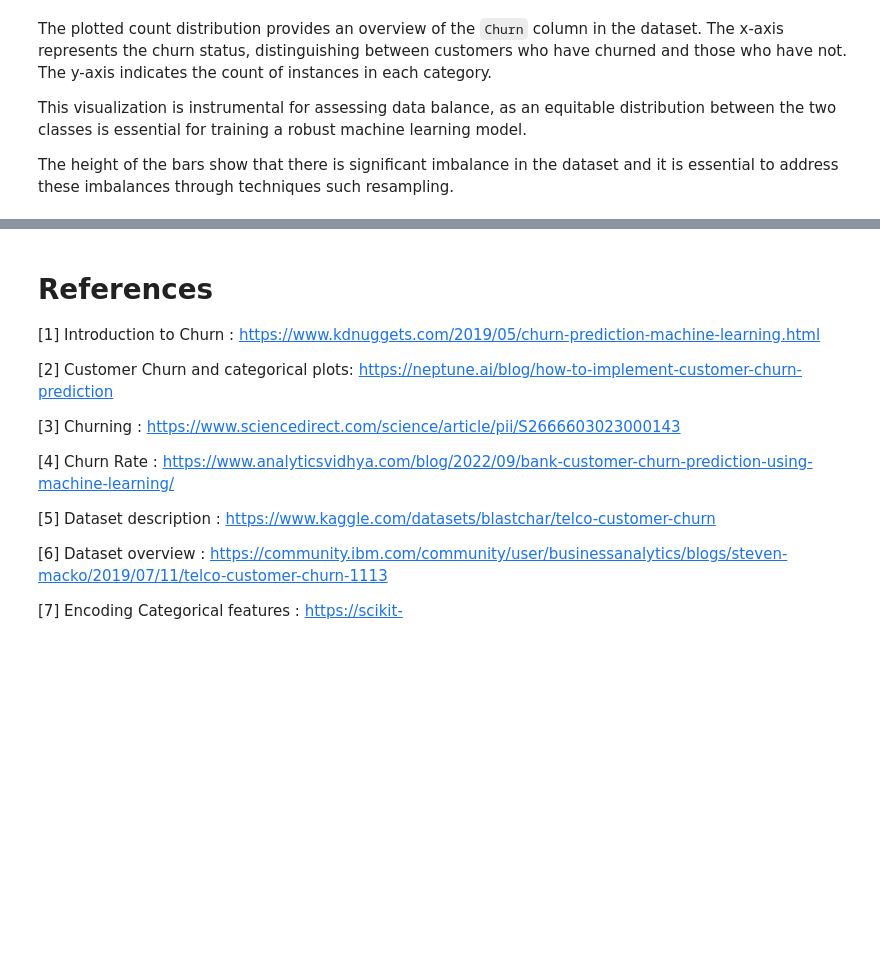
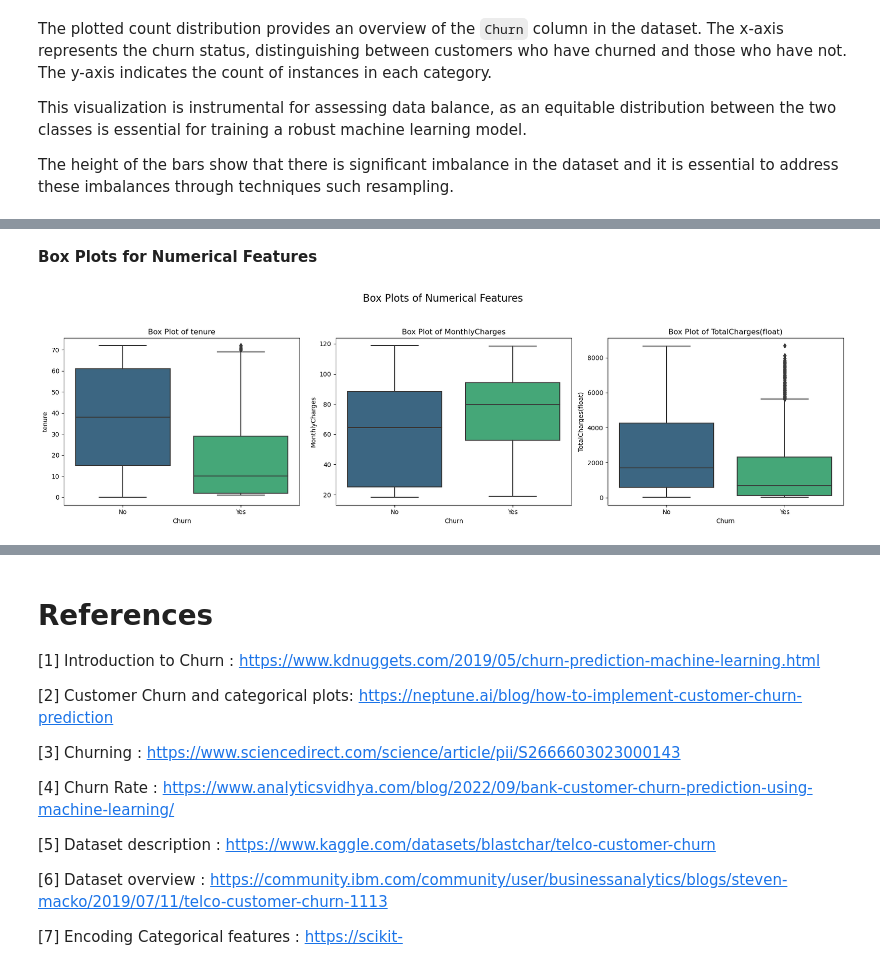
Before and after one commit to YinkaOlusola/TelecomChurnPrediction, a Jupyter notebook: notebook.ipynb, the cells around one changed output, grey strips where cells are left out. Saved outputs shown, nothing was run; the diff lists cells and outputs as text; code cells hidden in the pictures; blank space fills up the shorter version.

```diff
--- a/notebook.ipynb
+++ b/notebook.ipynb
@@ -412,0 +473,22 @@ The height of the bars show that there is significant imbalance in the dataset a
+# %% [markdown]
+**Box Plots for Numerical Features**
+# %%
+# Creating plots for Numerical features
+
+# Creating the figure
+plt.figure(figsize=(18, 5))
+
+# Creating a space before the plot
+print('\n')
+
+for i, col in enumerate(numerical_features, 1):
+    plt.subplot(1, 3, i)
+    #sns.boxplot(x=col, color='skyblue', width=0.4)
+    sns.boxplot(x='Churn', y=col, data=telco_data, palette='viridis')
+    plt.title(f'Box Plot of {col}')
+
+plt.suptitle('Box Plots of Numerical Features', y=1.05, size=16)
+plt.tight_layout()
+plt.show()
+# %% [output]
+[figure, added]
```
Also changed, not shown: parts of 29 cells of this notebook, 3 other files.
